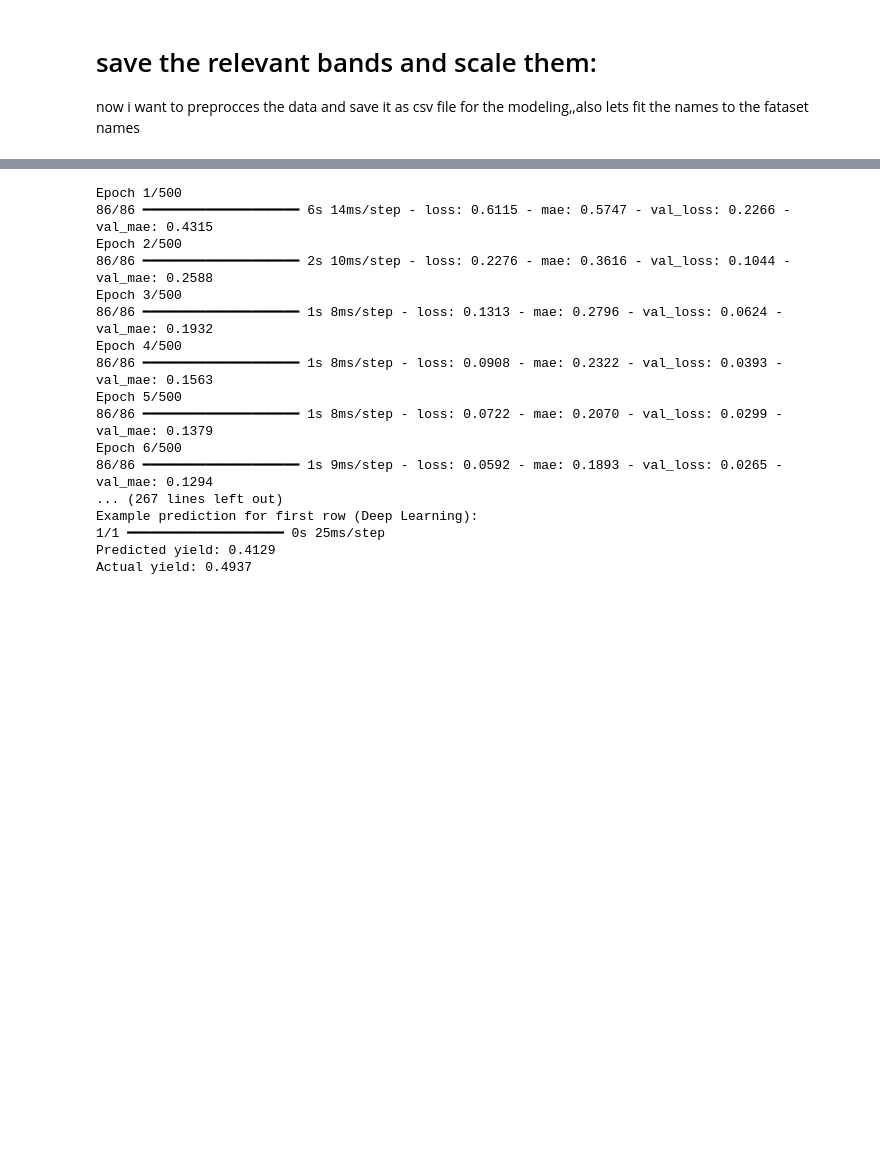
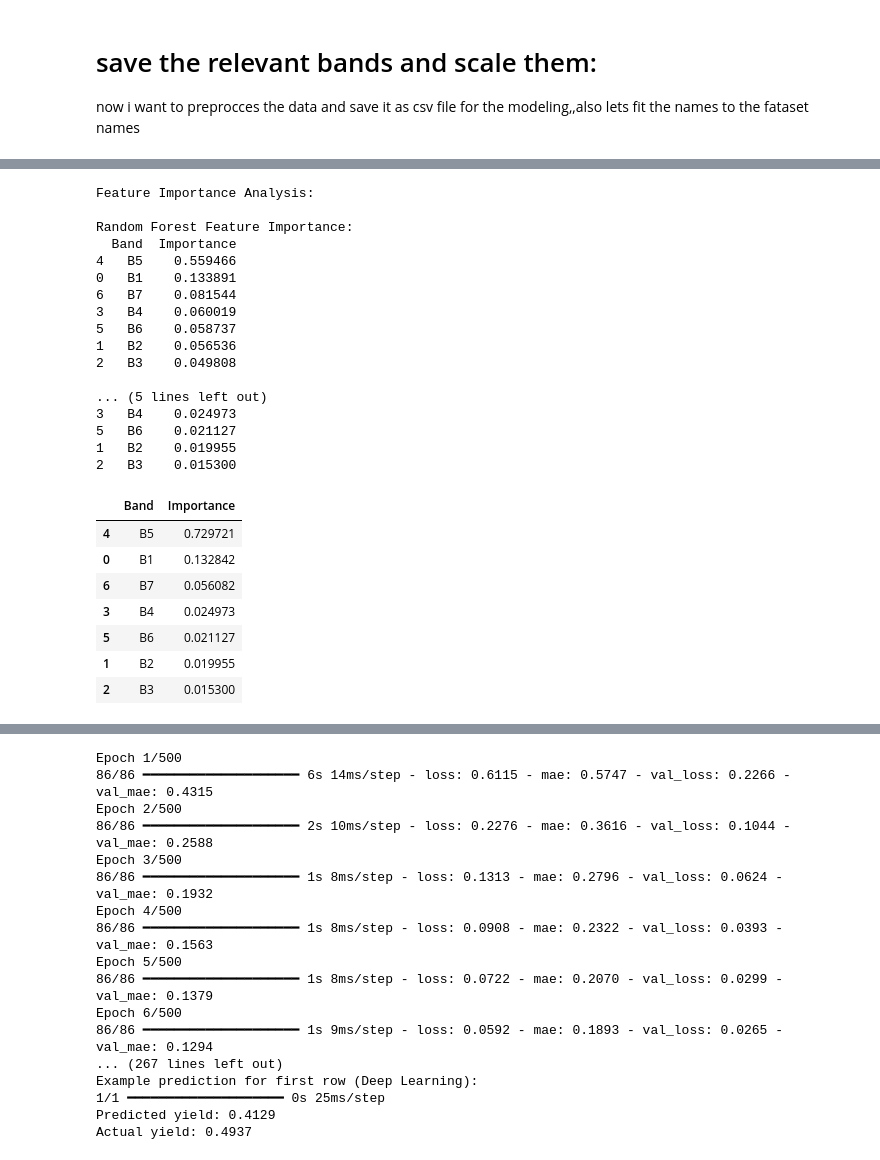
Before and after one commit to OriRoth22/tierra_spec_task, a Jupyter notebook: tierra_spec.ipynb, the cells around one changed output, grey strips where cells are left out. Saved outputs shown, nothing was run; the diff lists cells and outputs as text; code cells hidden in the pictures; blank space fills up the shorter version.

```diff
--- a/tierra_spec.ipynb
+++ b/tierra_spec.ipynb
@@ -429,6 +556,18 @@ models['Deep_Neural_Network'] = MLPRegressor(
     alpha=0.0001  # L2 regularization
 )
 
+models['improved_Gradient_Boosting'] = GradientBoostingRegressor(
+    n_estimators=300,       # Increase the number of trees
+    learning_rate=0.05,     # Lower learning rate for better generalization
+    max_depth=4,            # Deeper trees may improve performance
+    min_samples_leaf=10,    # Prevent overfitting by ensuring sufficient data in each leaf
+    subsample=0.8,          # Use only 80% of the data for each tree
+    validation_fraction=0.1,  # Use part of training data for early stopping
+    n_iter_no_change=10,    # Early stopping if the model doesn't improve
+    random_state=42
+)
+
+
 # Train models and make predictions
 predictions = {}
 predictions_train={}
@@ -466,22 +605,6 @@ for name, pred in predictions_train.items():
     results_train[name] = pred  # Add predictions as new columns
 
 results_train.to_csv('results_train.csv', index=False)
-
-
-# Feature importance for tree-based models
-def get_feature_importance(model, model_name):
-    if hasattr(model, 'feature_importances_'):
-        importance = pd.DataFrame({
-            'Feature': [f'Feature_{i+1}' for i in range(7)],
-            'Importance': model.feature_importances_
-        }).sort_values('Importance', ascending=False)
-        print(f"\n{model_name} Feature Importance:")
-        print(importance)
-        return importance
-
-print("\nFeature Importance Analysis:")
-get_feature_importance(models['Random_Forest'], 'Random Forest')
-get_feature_importance(models['Gradient_Boosting'], 'Gradient Boosting')
 # %% [output]
 Training Linear_Regression...
 
@@ -511 +620,44 @@ Feature Importance Analysis:
+# %%
+
+# Band importance for  models
+def get_feature_importance(model, model_name):
+    column_names = X.columns
+    if hasattr(model, 'feature_importances_'):
+        importance = pd.DataFrame({
+            'Band': column_names,
+            'Importance': model.feature_importances_
+        }).sort_values('Importance', ascending=False)
+        print(f"\n{model_name} Feature Importance:")
+        print(importance)
+        return importance
+
+print("\nFeature Importance Analysis:")
+get_feature_importance(models['Random_Forest'], 'Random Forest')
+get_feature_importance(models['Gradient_Boosting'], 'Gradient Boosting')
+# %% [output]
+Feature Importance Analysis:
+
+Random Forest Feature Importance:
+  Band  Importance
+4   B5    0.559466
+0   B1    0.133891
+6   B7    0.081544
+3   B4    0.060019
+5   B6    0.058737
+1   B2    0.056536
+2   B3    0.049808
+
+... (5 lines left out)
+3   B4    0.024973
+5   B6    0.021127
+1   B2    0.019955
+2   B3    0.015300
+|  | Band | Importance |
+| 4 | B5 | 0.729721 |
+| 0 | B1 | 0.132842 |
+| 6 | B7 | 0.056082 |
+| 3 | B4 | 0.024973 |
+| 5 | B6 | 0.021127 |
+| 1 | B2 | 0.019955 |
+| 2 | B3 | 0.015300 |
 # %%
```
Also changed, not shown: parts of 10 cells of this notebook.
